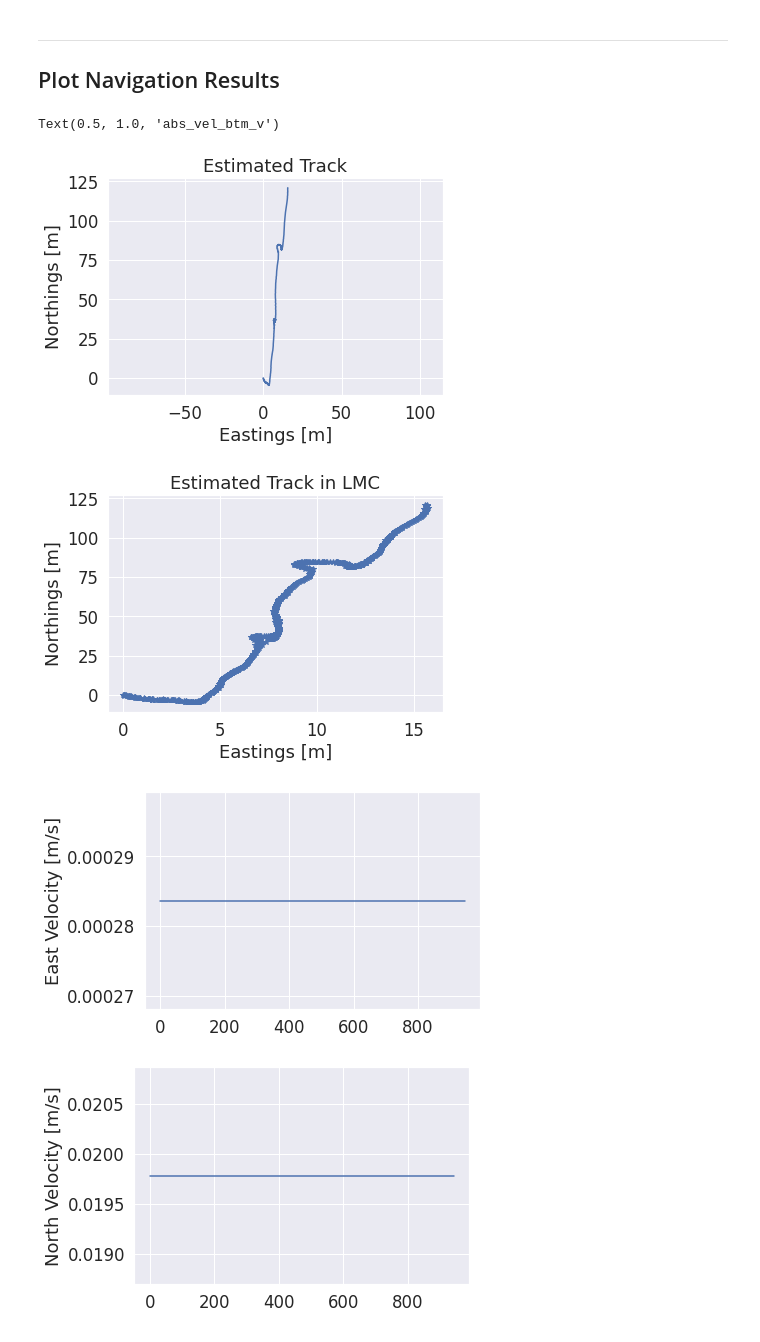
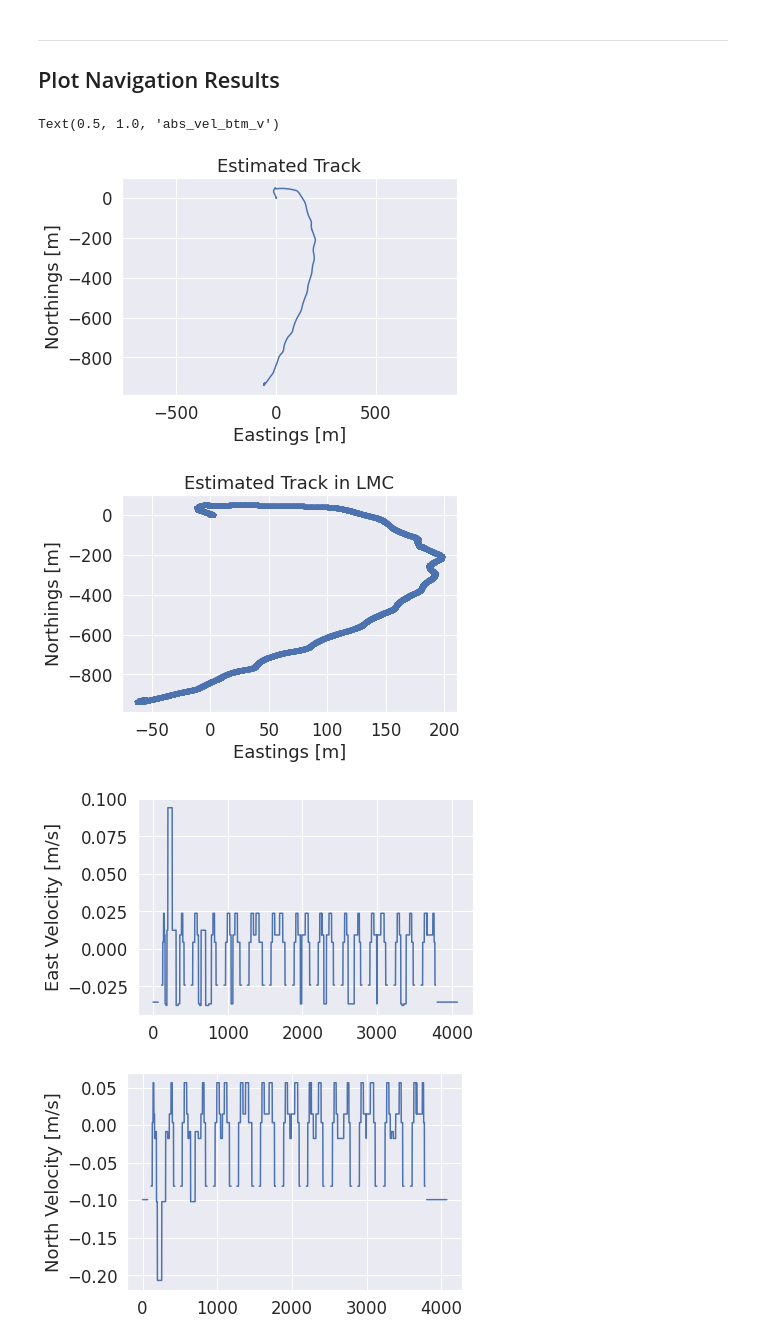
Before and after one commit to gidobot/dvl-nav, a Jupyter notebook: notebook/dvl-navigation-unit770.ipynb, the cells around one changed output. Drawn from its saved outputs; the diff is of its cells as text; code cells hidden in the pictures.

```diff
--- a/notebook/dvl-navigation-unit770.ipynb
+++ b/notebook/dvl-navigation-unit770.ipynb
@@ -194,13 +220,12 @@ for i in range(1,len(ctd_df.Time)):
         count += 1
         dive_dic['dive'+str(count)].append(i-1)
         dive_dic['dive'+str(count+1)] = [i]
-
-# Pop off last entry (will only have one idx)
-for key in dive_dic:
-    if len(dive_dic[key]) < 2:
-        last = key
-dive_dic.pop(last)
+dive_dic['dive'+str(count+1)].append(len(ctd_df.Time))
 
 # Create DateTime Column to make it easier to read
 #ctd_df['Time'] = pd.to_datetime(ctd_df['header.stamp.secs'], unit='s')
 ctd_df['Time_easy'] = (ctd_df['Time'] - ctd_df.Time[0])/60
+for key in dive_dic:
+    plt.figure()
+    plt.plot(ctd_df.Time_easy[dive_dic[key][0]:dive_dic[key][1]], ctd_df.depth[dive_dic[key][0]:dive_dic[key][1]]*-1)
+    plt.title(key)
@@ -221,4 +242,4 @@ for key in dive_dic:
 # %% [markdown]
 ### Select Dive
 # %%
-selected_dive = 'dive5'
+selected_dive = 'dive6'
@@ -409,7 +472,7 @@ reload_modules()
 
 # tuning parameters for working with DVL data
 #TODO confirm one way or another on pitch bias
-pitch_bias           = 8
+pitch_bias           = 0
 #pitch_bias           =  8    # [deg]   mounting pitch bias for the sonar
 start_filter         =  2    # [bin #] avoid using the first number of bins
 end_filter           =  2    # [bin #] avoid using the last number of bins
@@ -577,8 +640,8 @@ flag_gps_fix_at_surface = False
 
 
 #extract the relevant portion of the glider flight computer
-start_t = datetime.datetime.fromtimestamp(ts.df.time[0])
-end_t   = datetime.datetime.fromtimestamp(ts.df.time[-1])
+start_t = datetime.datetime.fromtimestamp(ts.df.ros_timestamp[0])
+end_t   = datetime.datetime.fromtimestamp(ts.df.ros_timestamp[-1])
 dur     = end_t - start_t
 df_dbd  = ts_flight.df[str(start_t):str(end_t)].copy()
 
@@ -591,14 +654,14 @@ for t in range(len(df_dbd)):
 
 # iterate through the dive file to update odometry
 for t in range(1,len(ts.df)):
-    time    = ts.df.time[t]
+    time    = ts.df.ros_timestamp[t]
     prev_x  = rel_pos_x[-1]
     prev_y  = rel_pos_y[-1]
     delta_t = ts.df.delta_t[t]
-    depth   = ts.df.depth[t]
+    depth   = ts.df.ctd_depth[t]
 
     # only use Vtw from pressure sensor when submerged
-    depth = ts.df.depth[t]
+    depth = ts.df.ctd_depth[t]
     if depth > near_surface_filter:
         vtw_u = ts.df.rel_vel_pressure_u[t]
         vtw_v = ts.df.rel_vel_pressure_v[t]
@@ -758,36 +821,36 @@ plt.figure()
 plt.plot(v_list)
 plt.ylabel('North Velocity [m/s]')
 
 
 plt.figure()
-plt.plot(v_list,-ts.df.depth[0:-1], 'o')
+plt.plot(v_list,-ts.df.ctd_depth[0:-1], 'o')
 plt.ylabel('Depth [m]')
 plt.xlabel('North Velocity [m/s]')
 
 plt.figure()
-plt.plot(u_list, -ts.df.depth[0:-1],  'o')
+plt.plot(u_list, -ts.df.ctd_depth[0:-1],  'o')
 plt.ylabel('Depth [m]')
 plt.xlabel('East Velocity [m/s]')
 
 u_list = np.array(u_list)
 v_list = np.array(v_list)
 magnitude = np.sqrt((v_list**2) + (u_list**2))
 plt.figure()
 plt.plot(magnitude, -ts.df.depth[0:-1])
 plt.ylabel('Depth [m]')
 plt.xlabel('Velocity Magnitude [m/s]')
 #TODO re-bin at 3m for useful plot to help recognize (or not) accuracy --> trade off resolution for accuracy
 
 
 plt.figure()
 plt.plot(ts.df.time, ts.df.abs_vel_btm_u)
 plt.title('abs_vel_btm_u')
 plt.figure()
 plt.plot(ts.df.time,ts.df.abs_vel_btm_v)
 plt.title('abs_vel_btm_v')
 # %% [output]
 Text(0.5, 1.0, 'abs_vel_btm_v')
-[figure, old version]
+[figure, new version]
-[figure, old version]
+[figure, new version]
-[figure, old version]
+[figure, new version]
-[figure, old version]
+[figure, new version]
```
Also changed, not shown: parts of 33 cells of this notebook, 1 other file.
